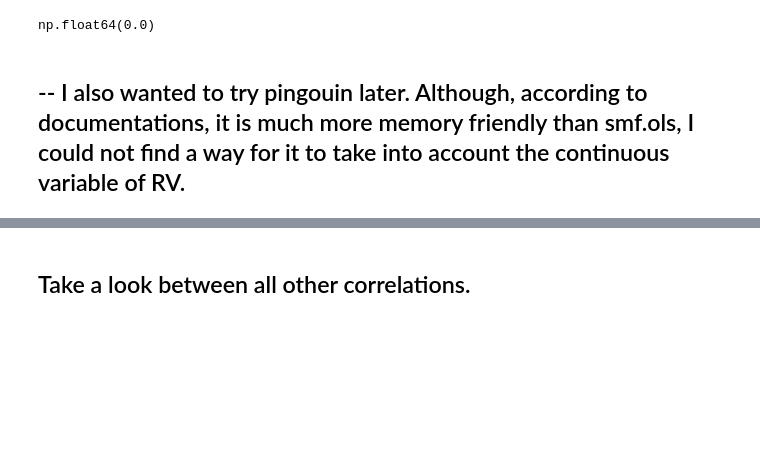
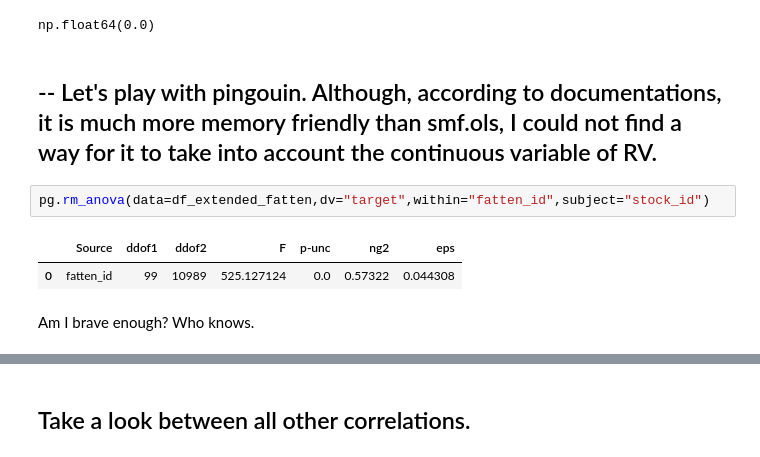
Before and after one commit to martinmf-dev/Realized_Volatility_Prediction_-erdos_deeplearning-, a Jupyter notebook: EDA/EDA_yuan.ipynb, the cells around one changed output, grey strips where cells are left out. Saved outputs shown, nothing was run; the diff lists cells and outputs as text; blank space fills up the shorter version.

```diff
--- a/EDA/EDA_yuan.ipynb
+++ b/EDA/EDA_yuan.ipynb
@@ -514,4 +514,11 @@ chi2.sf(loglf_diff,degfree_diff)
 # %% [output]
 np.float64(0.0)
 # %% [markdown]
-## -- I also wanted to try pingouin later. Although, according to documentations, it is much more memory friendly than smf.ols, I could not find a way for it to take into account the continuous variable of RV.
+## -- Let's play with pingouin. Although, according to documentations, it is much more memory friendly than smf.ols, I could not find a way for it to take into account the continuous variable of RV.
+# %%
+pg.rm_anova(data=df_extended_fatten,dv="target",within="fatten_id",subject="stock_id")
+# %% [output]
+|  | Source | ddof1 | ddof2 | F | p-unc | ng2 | eps |
+| 0 | fatten_id | 99 | 10989 | 525.127124 | 0.0 | 0.57322 | 0.044308 |
+# %% [markdown]
+Am I brave enough? Who knows.
```
Also changed, not shown: parts of 4 cells of this notebook.
